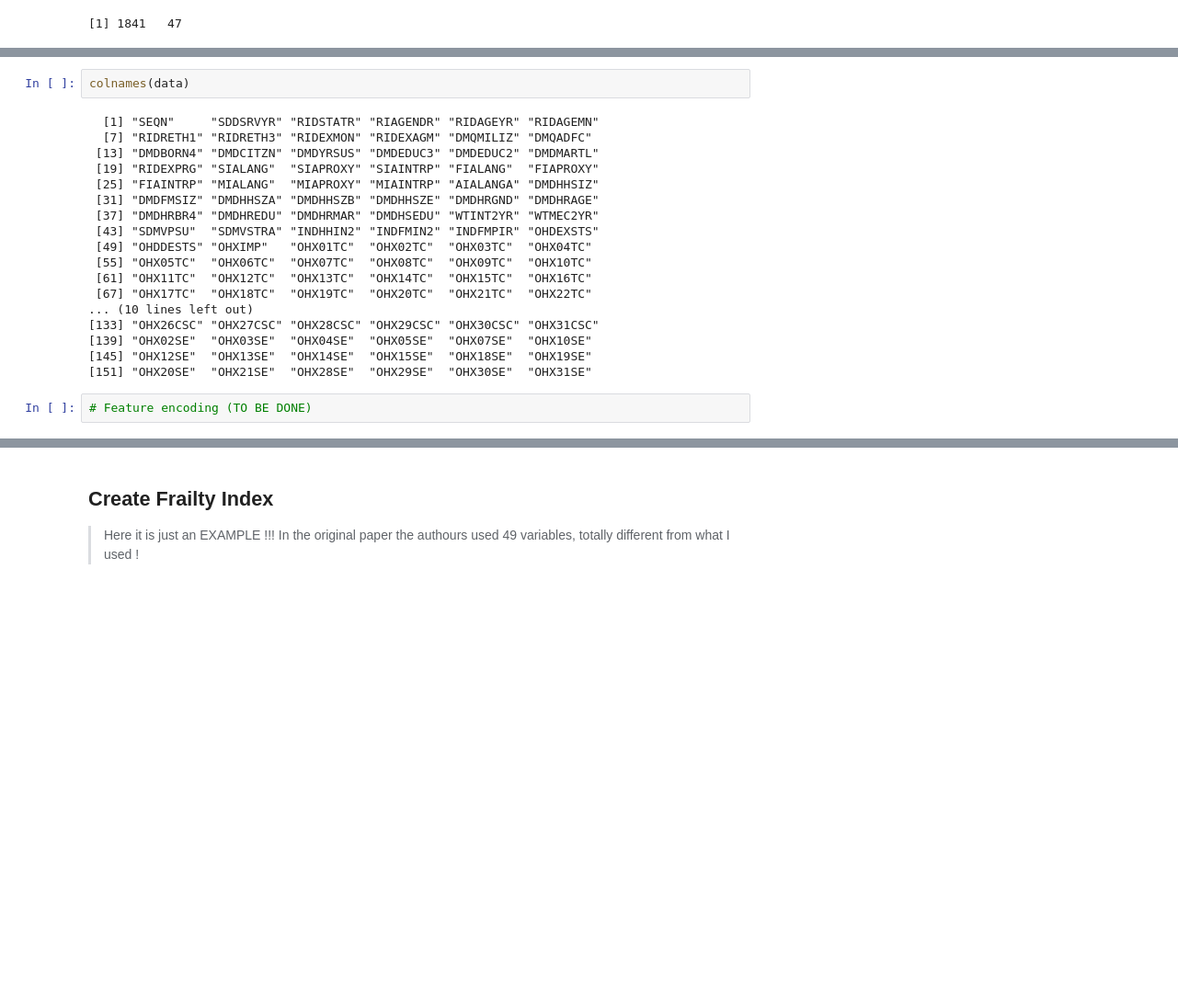
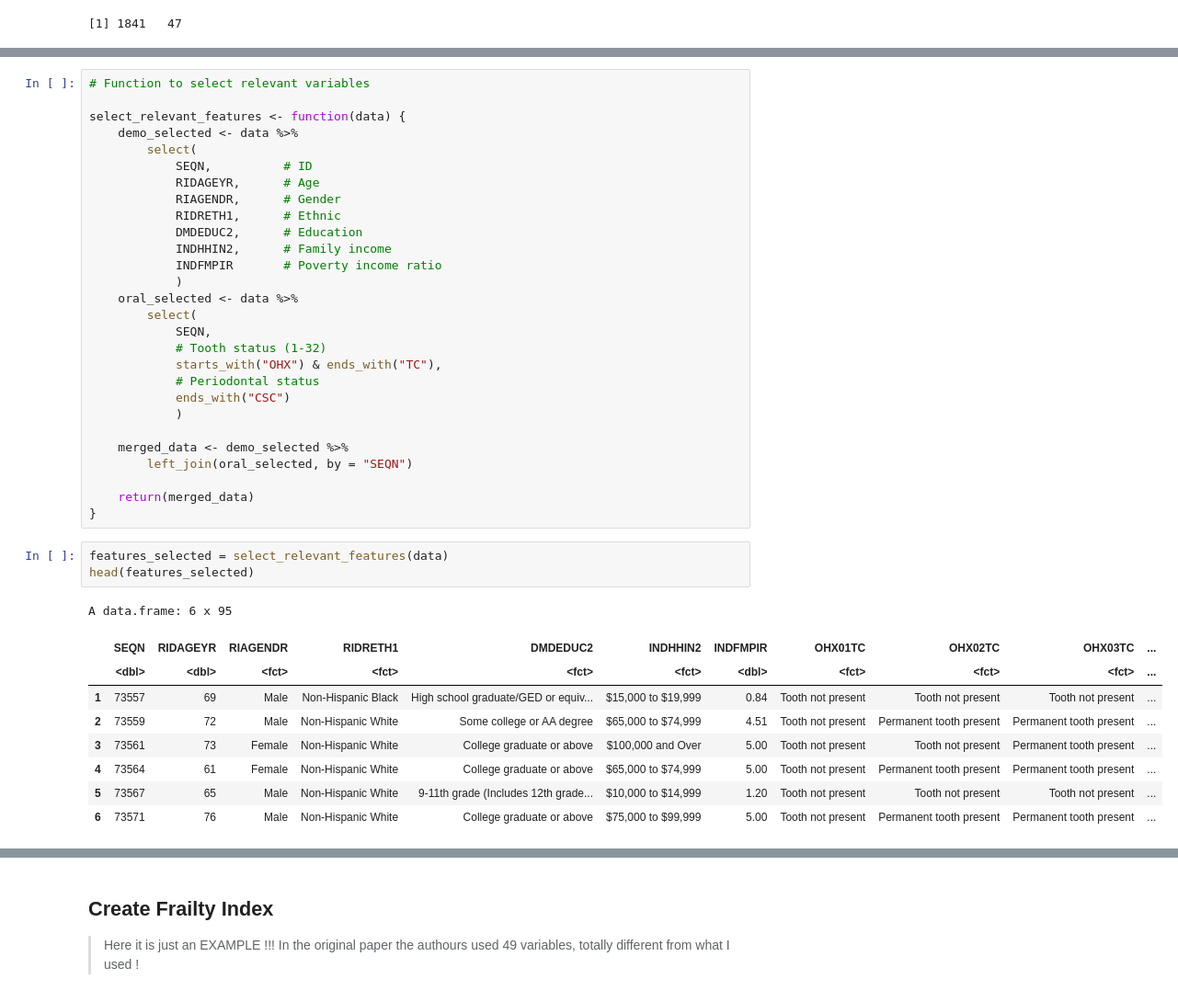
Before and after one commit to silvano315/Med-Physics, a Jupyter notebook: notebooks/NHANES_analysis.ipynb, the cells around one changed output, grey strips where cells are left out. Shown: that part at 92% size. Cells and saved outputs as stored; diff of their text form; blank space fills up the shorter version.

```diff
--- a/notebooks/NHANES_analysis.ipynb
+++ b/notebooks/NHANES_analysis.ipynb
@@ -491,25 +491,44 @@ A data.frame: 6 x 156
 | 4 | 73564 | NHANES 2013-2014 public release | Both interviewed and MEC examined | Female | 61 | NA | Non-Hispanic White | Non-Hispanic White | May 1 through October 31 | NA | ... |
 | 5 | 73567 | NHANES 2013-2014 public release | Both interviewed and MEC examined | Male | 65 | NA | Non-Hispanic White | Non-Hispanic White | May 1 through October 31 | NA | ... |
 | 6 | 73571 | NHANES 2013-2014 public release | Both interviewed and MEC examined | Male | 76 | NA | Non-Hispanic White | Non-Hispanic White | November 1 through April 30 | NA | ... |
-# %%
-colnames(data)
-# %% [output]
-  [1] "SEQN"     "SDDSRVYR" "RIDSTATR" "RIAGENDR" "RIDAGEYR" "RIDAGEMN"
-  [7] "RIDRETH1" "RIDRETH3" "RIDEXMON" "RIDEXAGM" "DMQMILIZ" "DMQADFC"
- [13] "DMDBORN4" "DMDCITZN" "DMDYRSUS" "DMDEDUC3" "DMDEDUC2" "DMDMARTL"
- [19] "RIDEXPRG" "SIALANG"  "SIAPROXY" "SIAINTRP" "FIALANG"  "FIAPROXY"
- [25] "FIAINTRP" "MIALANG"  "MIAPROXY" "MIAINTRP" "AIALANGA" "DMDHHSIZ"
- [31] "DMDFMSIZ" "DMDHHSZA" "DMDHHSZB" "DMDHHSZE" "DMDHRGND" "DMDHRAGE"
- [37] "DMDHRBR4" "DMDHREDU" "DMDHRMAR" "DMDHSEDU" "WTINT2YR" "WTMEC2YR"
- [43] "SDMVPSU"  "SDMVSTRA" "INDHHIN2" "INDFMIN2" "INDFMPIR" "OHDEXSTS"
- [49] "OHDDESTS" "OHXIMP"   "OHX01TC"  "OHX02TC"  "OHX03TC"  "OHX04TC"
- [55] "OHX05TC"  "OHX06TC"  "OHX07TC"  "OHX08TC"  "OHX09TC"  "OHX10TC"
- [61] "OHX11TC"  "OHX12TC"  "OHX13TC"  "OHX14TC"  "OHX15TC"  "OHX16TC"
- [67] "OHX17TC"  "OHX18TC"  "OHX19TC"  "OHX20TC"  "OHX21TC"  "OHX22TC"
-... (10 lines left out)
-[133] "OHX26CSC" "OHX27CSC" "OHX28CSC" "OHX29CSC" "OHX30CSC" "OHX31CSC"
-[139] "OHX02SE"  "OHX03SE"  "OHX04SE"  "OHX05SE"  "OHX07SE"  "OHX10SE"
-[145] "OHX12SE"  "OHX13SE"  "OHX14SE"  "OHX15SE"  "OHX18SE"  "OHX19SE"
-[151] "OHX20SE"  "OHX21SE"  "OHX28SE"  "OHX29SE"  "OHX30SE"  "OHX31SE"
-# %%
-# Feature encoding (TO BE DONE)
+# %%
+# Function to select relevant variables
+
+select_relevant_features <- function(data) {
+    demo_selected <- data %>%
+        select(
+            SEQN,          # ID
+            RIDAGEYR,      # Age
+            RIAGENDR,      # Gender
+            RIDRETH1,      # Ethnic
+            DMDEDUC2,      # Education
+            INDHHIN2,      # Family income
+            INDFMPIR       # Poverty income ratio
+            )
+    oral_selected <- data %>%
+        select(
+            SEQN,
+            # Tooth status (1-32)
+            starts_with("OHX") & ends_with("TC"),
+            # Periodontal status
+            ends_with("CSC")
+            )
+
+    merged_data <- demo_selected %>%
+        left_join(oral_selected, by = "SEQN")
+
+    return(merged_data)
+}
+# %%
+features_selected = select_relevant_features(data)
+head(features_selected)
+# %% [output]
+A data.frame: 6 x 95
+|  | SEQN | RIDAGEYR | RIAGENDR | RIDRETH1 | DMDEDUC2 | INDHHIN2 | INDFMPIR | OHX01TC | OHX02TC | OHX03TC | ... |
+|  | <dbl> | <dbl> | <fct> | <fct> | <fct> | <fct> | <dbl> | <fct> | <fct> | <fct> | ... |
+| 1 | 73557 | 69 | Male | Non-Hispanic Black | High school graduate/GED or equiv... | $15,000 to $19,999 | 0.84 | Tooth not present | Tooth not present | Tooth not present | ... |
+| 2 | 73559 | 72 | Male | Non-Hispanic White | Some college or AA degree | $65,000 to $74,999 | 4.51 | Tooth not present | Permanent tooth present | Permanent tooth present | ... |
+| 3 | 73561 | 73 | Female | Non-Hispanic White | College graduate or above | $100,000 and Over | 5.00 | Tooth not present | Tooth not present | Permanent tooth present | ... |
+| 4 | 73564 | 61 | Female | Non-Hispanic White | College graduate or above | $65,000 to $74,999 | 5.00 | Tooth not present | Permanent tooth present | Permanent tooth present | ... |
+| 5 | 73567 | 65 | Male | Non-Hispanic White | 9-11th grade (Includes 12th grade... | $10,000 to $14,999 | 1.20 | Tooth not present | Tooth not present | Tooth not present | ... |
+| 6 | 73571 | 76 | Male | Non-Hispanic White | College graduate or above | $75,000 to $99,999 | 5.00 | Tooth not present | Permanent tooth present | Permanent tooth present | ... |
```
Also changed, not shown: parts of 3 cells of this notebook.
